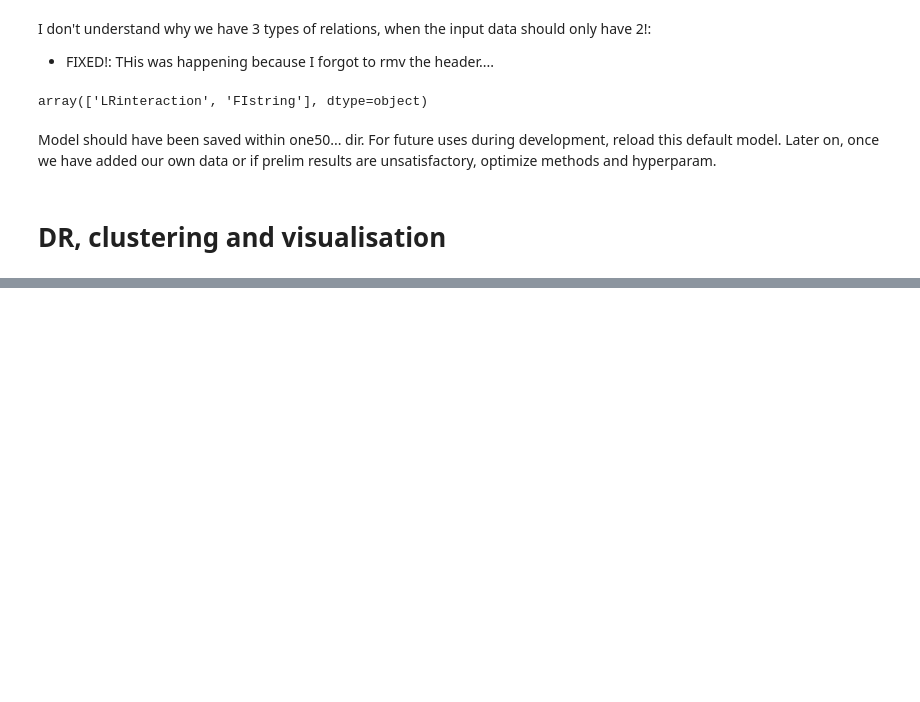
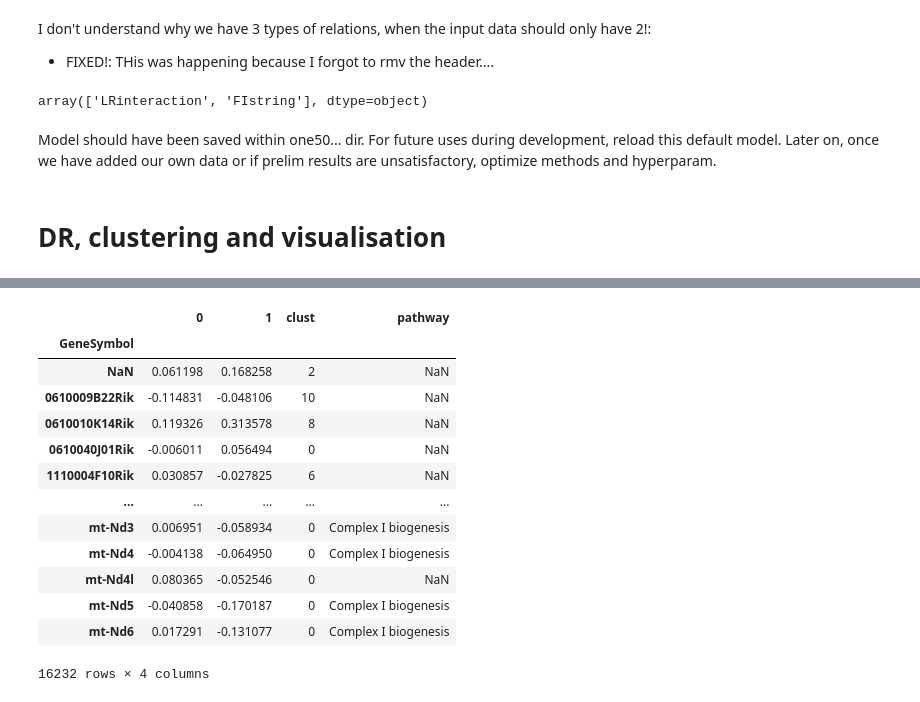
Before and after one commit to FerranC96/sKG4cellCommns, a Jupyter notebook: one.ipynb, the cells around one changed output, grey strips where cells are left out. Saved outputs shown, nothing was run; the diff lists cells and outputs as text; code cells hidden in the pictures; blank space fills up the shorter version.

```diff
--- a/one.ipynb
+++ b/one.ipynb
@@ -574,0 +866,20 @@ Furthermore, we should be able to cluster them and colour by cluster too. Hopefu
+# %%
+RDdataframe.index.map(dENSMUSpathwayR)
+
+RDdataframe["pathway"] = RDdataframe.index.map(dENSMUSpathwayR)
+RDdataframe
+# %% [output]
+|  | 0 | 1 | clust | pathway |
+| GeneSymbol |  |  |  |  |
+| NaN | 0.061198 | 0.168258 | 2 | NaN |
+| 0610009B22Rik | -0.114831 | -0.048106 | 10 | NaN |
+| 0610010K14Rik | 0.119326 | 0.313578 | 8 | NaN |
+| 0610040J01Rik | -0.006011 | 0.056494 | 0 | NaN |
+| 1110004F10Rik | 0.030857 | -0.027825 | 6 | NaN |
+| ... | ... | ... | ... | ... |
+| mt-Nd3 | 0.006951 | -0.058934 | 0 | Complex I biogenesis |
+| mt-Nd4 | -0.004138 | -0.064950 | 0 | Complex I biogenesis |
+| mt-Nd4l | 0.080365 | -0.052546 | 0 | NaN |
+| mt-Nd5 | -0.040858 | -0.170187 | 0 | Complex I biogenesis |
+| mt-Nd6 | 0.017291 | -0.131077 | 0 | Complex I biogenesis |
+16232 rows × 4 columns
```
Also changed, not shown: parts of 33 cells of this notebook, 10 other files.
